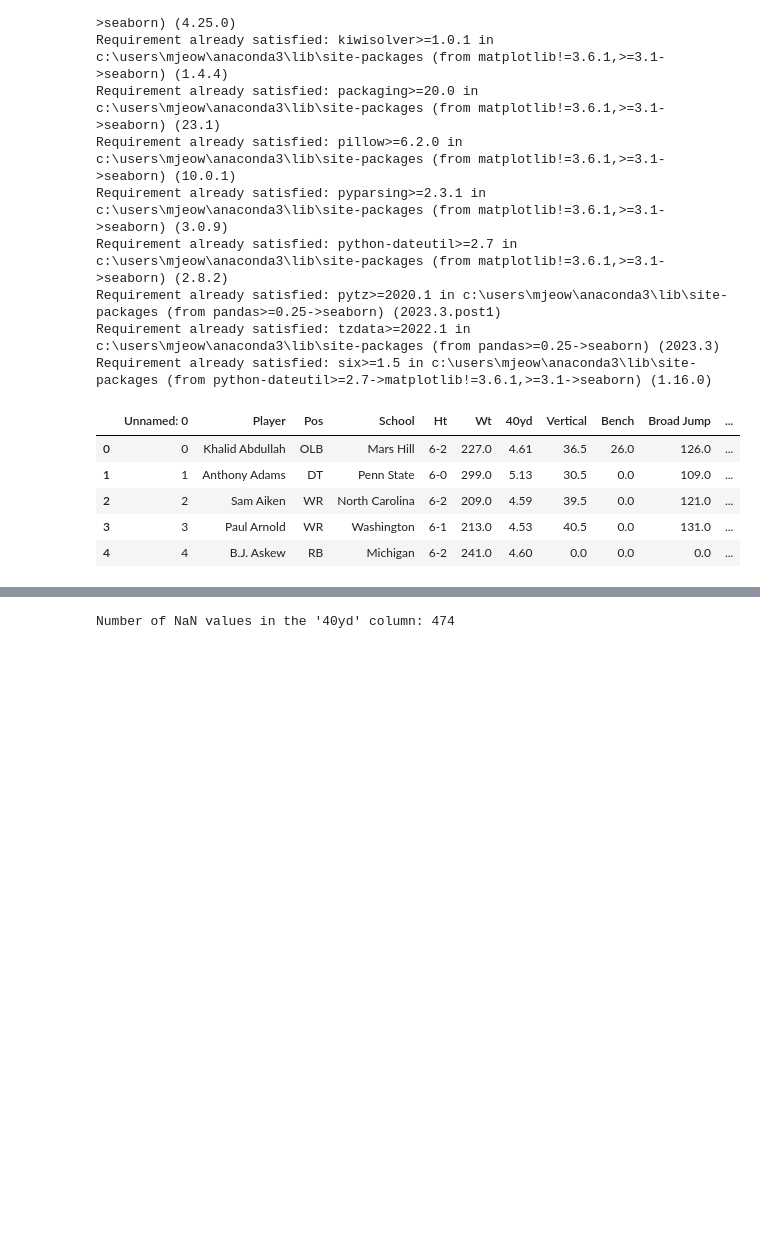
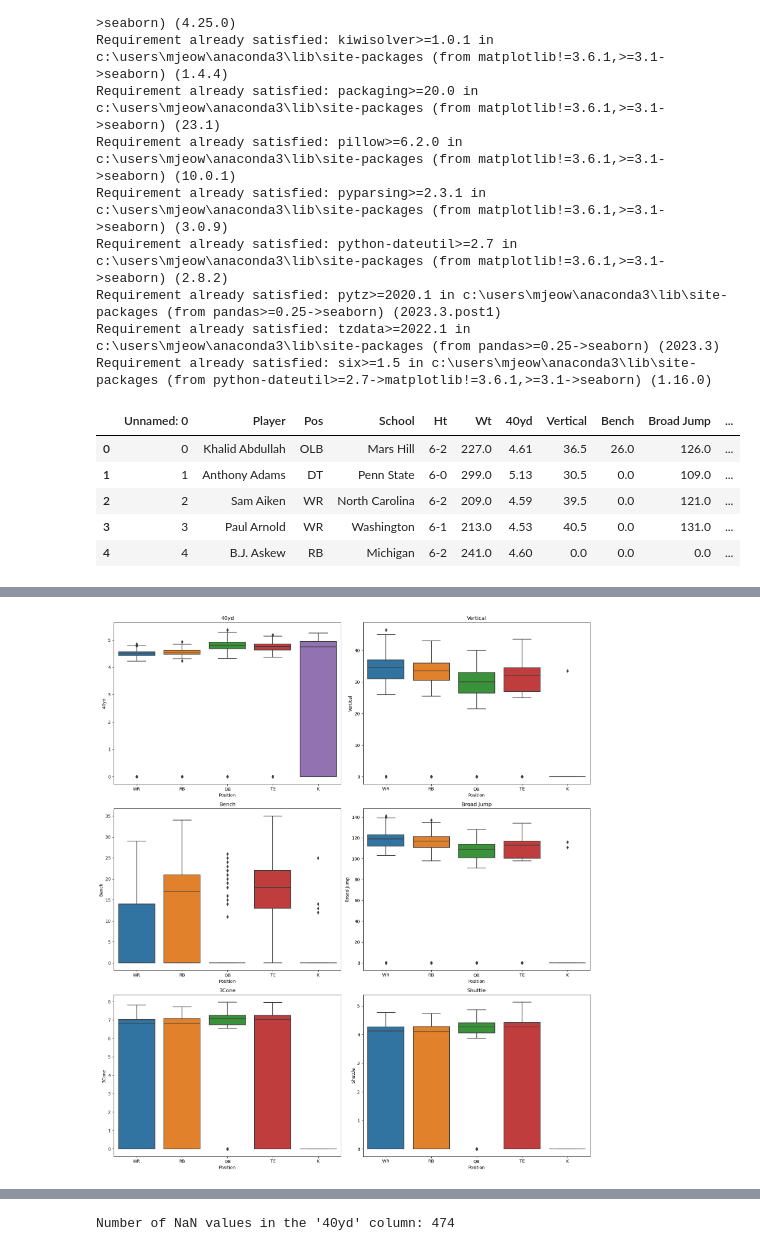
Before and after one commit to AiMO-MO-MO/Project-_FF, a Jupyter notebook: Summary.ipynb, the cells around one changed output, grey strips where cells are left out. Saved outputs shown, nothing was run; the diff lists cells and outputs as text; code cells hidden in the pictures; blank space fills up the shorter version.

```diff
--- a/Summary.ipynb
+++ b/Summary.ipynb
@@ -33,0 +137,21 @@ combine_data.head()
+# %%
+desired_positions = ['QB', 'WR', 'TE', 'RB', 'K']
+filtered_data = combine_data[combine_data['Pos'].isin(desired_positions)]
+
+columns_to_plot = ['40yd', 'Vertical', 'Bench', 'Broad Jump', '3Cone', 'Shuttle']
+
+fig, axes = plt.subplots(nrows=3, ncols=2, figsize=(16, 18))
+axes = axes.flatten()
+
+
+for i, column in enumerate(columns_to_plot):
+    sns.boxplot(x='Pos', y=column, data=filtered_data, ax=axes[i])
+    axes[i].set_xlabel('Position')
+    axes[i].set_ylabel(column)
+    axes[i].set_title(f'{column}')
+
+
+plt.tight_layout()
+plt.show()
+# %% [output]
+[figure, added]
```
Also changed, not shown: parts of 41 cells of this notebook.
